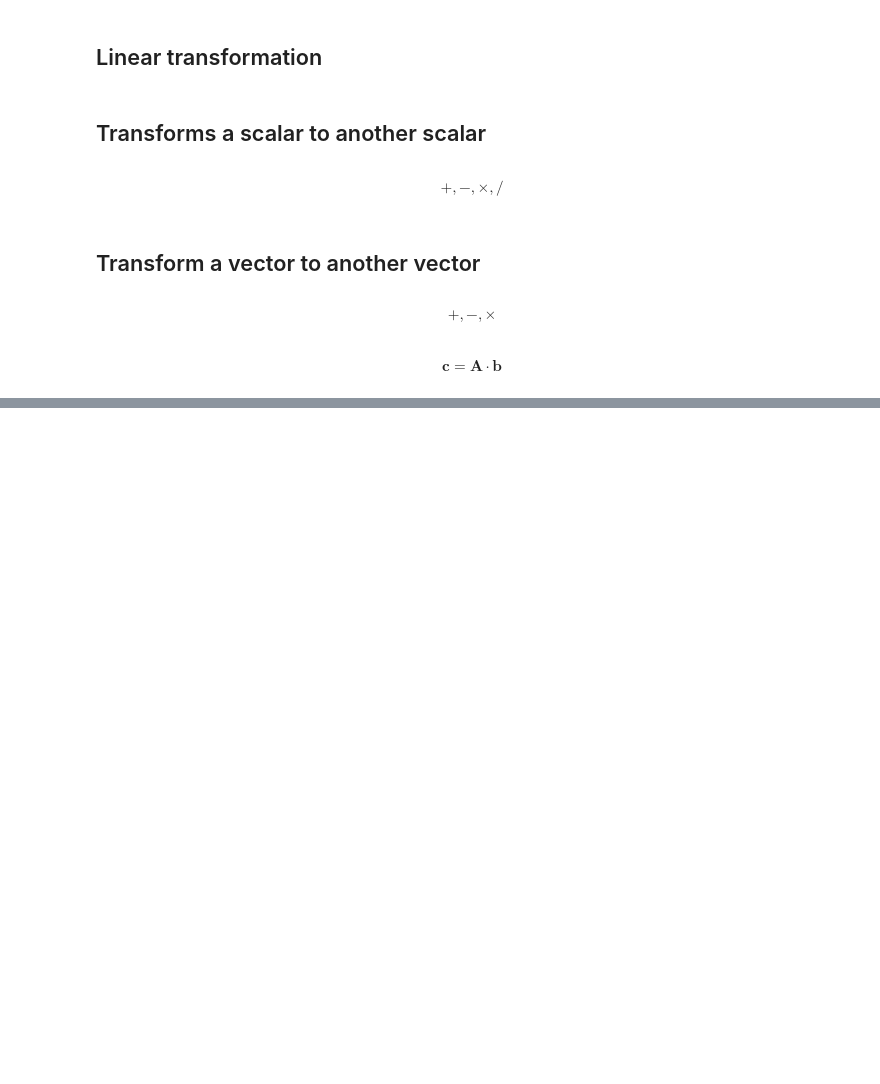
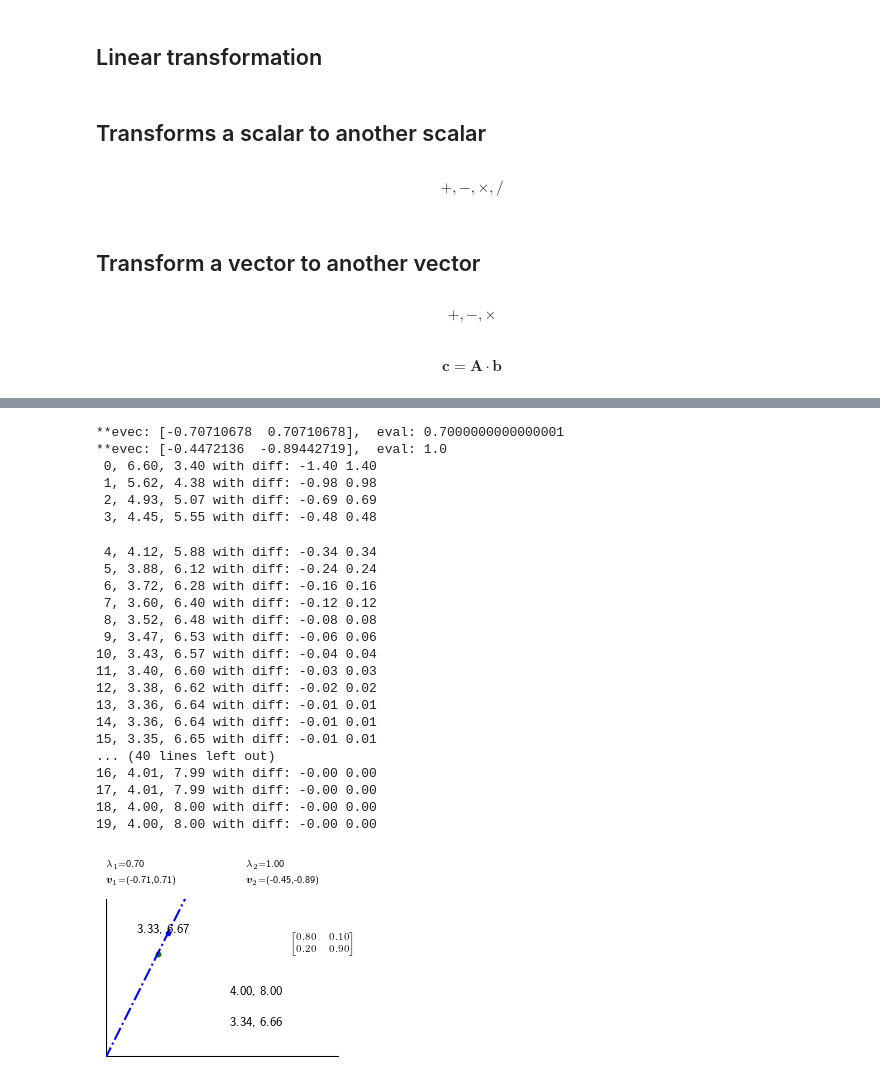
Before and after one commit to youngung/youngung.github.io, a Jupyter notebook: _ipynb/data_mse/06w_eigenvalue.ipynb, the cells around one changed output, grey strips where cells are left out. Drawn from its saved outputs; the diff is of its cells as text; code cells hidden in the pictures; blank space fills up the shorter version.

```diff
--- a/_ipynb/data_mse/06w_eigenvalue.ipynb
+++ b/_ipynb/data_mse/06w_eigenvalue.ipynb
@@ -286,0 +350,64 @@ if True:
+# %%
+# case 5 (노비 vs. 양반)
+A=np.zeros((2,2))
+A[0,0]=0.80
+A[0,1]=0.10
+A[1,0]=0.20
+A[1,1]=0.90
+
+dst_tmp=tempfile.mkdtemp()
+fig=map(A,dst=dst_tmp,nres=20,span=10,nsteps=1,**kws)
+dst=tempfile.mkdtemp()
+ax=fig.axes[0]
+ax.set_xlim(0,)
+ax.set_ylim(0,)
+
+# example
+
+nsteps=20
+k=0
+xs=[[8,2],[2,8],[8,4]]
+cs=['r','g','b']
+for icase, x in enumerate(xs):
+    xori=x
+    for i in range(nsteps):
+        rst1=ax.scatter(*x,marker='.',c=cs[icase])
+        rst2=ax.text(*xori,f'{x[0]:.2f}, {x[1]:.2f}')
+        xnew=np.einsum('ij,j->i',A,x)
+        dx=xnew-x
+        x=xnew[::]
+        print(f'{i:2d}, {x[0]:.2f}, {x[1]:.2f} with diff: {dx[0]:.2f} {dx[1]:.2f}')
+        #fig.savefig(
+        fn=os.path.join(dst,'%5.5i.png'%k)
+        fig.savefig(fn,dpi=300)
+        if i<nsteps-1:
+            rst1.set_visible(False)
+            rst2.set_visible(False)
+        k=k+1
+
+gen_gif(dst,rate='20',fout='nobiyangban.gif')
+# %% [output]
+**evec: [-0.70710678  0.70710678],  eval: 0.7000000000000001
+**evec: [-0.4472136  -0.89442719],  eval: 1.0
+ 0, 6.60, 3.40 with diff: -1.40 1.40
+ 1, 5.62, 4.38 with diff: -0.98 0.98
+ 2, 4.93, 5.07 with diff: -0.69 0.69
+ 3, 4.45, 5.55 with diff: -0.48 0.48
+ 4, 4.12, 5.88 with diff: -0.34 0.34
+ 5, 3.88, 6.12 with diff: -0.24 0.24
+ 6, 3.72, 6.28 with diff: -0.16 0.16
+ 7, 3.60, 6.40 with diff: -0.12 0.12
+ 8, 3.52, 6.48 with diff: -0.08 0.08
+ 9, 3.47, 6.53 with diff: -0.06 0.06
+10, 3.43, 6.57 with diff: -0.04 0.04
+11, 3.40, 6.60 with diff: -0.03 0.03
+12, 3.38, 6.62 with diff: -0.02 0.02
+13, 3.36, 6.64 with diff: -0.01 0.01
+14, 3.36, 6.64 with diff: -0.01 0.01
+15, 3.35, 6.65 with diff: -0.01 0.01
+... (40 lines left out)
+16, 4.01, 7.99 with diff: -0.00 0.00
+17, 4.01, 7.99 with diff: -0.00 0.00
+18, 4.00, 8.00 with diff: -0.00 0.00
+19, 4.00, 8.00 with diff: -0.00 0.00
+[figure, added]
```
Also changed, not shown: parts of 19 cells of this notebook, 5 other files.
